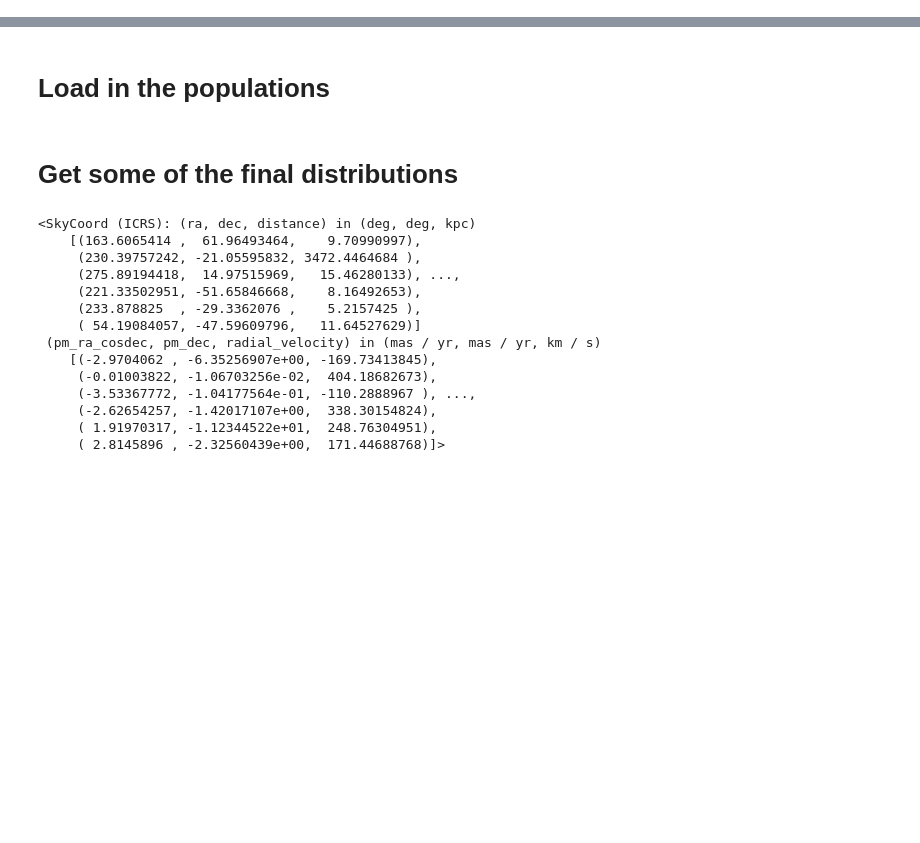
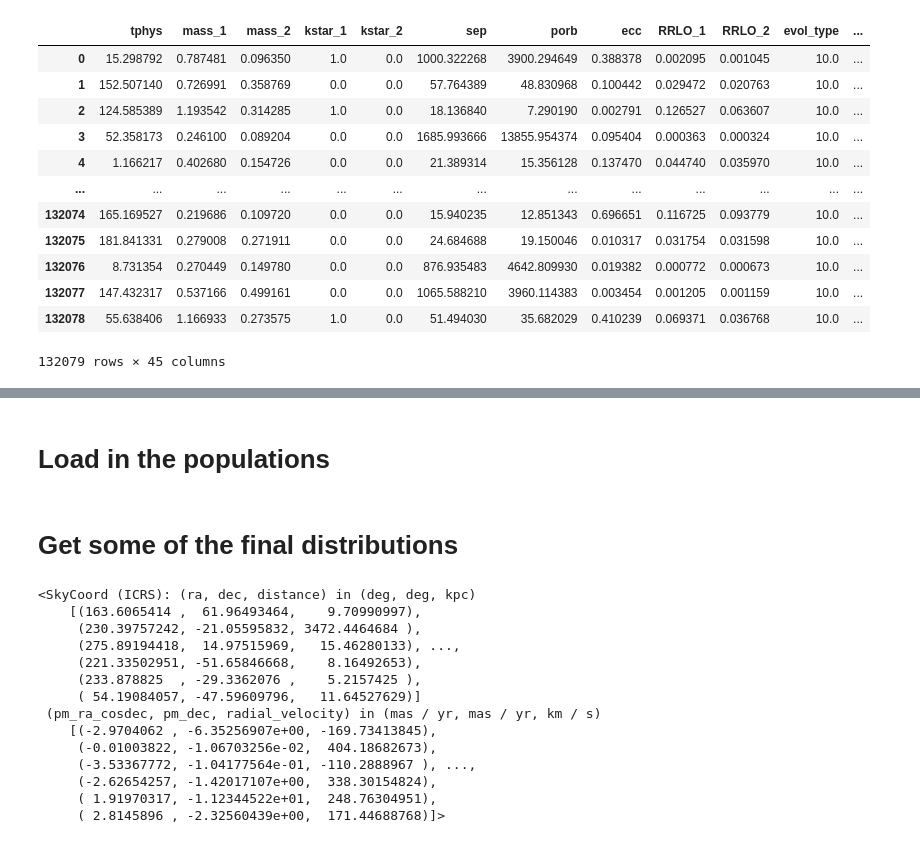
Before and after one commit to TomWagg/cogsworth, a Jupyter notebook: scratch.ipynb, the cells around one changed output, grey strips where cells are left out. Drawn from its saved outputs; the diff is of its cells as text; code cells hidden in the pictures; blank space fills up the shorter version.

```diff
--- a/scratch.ipynb
+++ b/scratch.ipynb
@@ -41,0 +65,2 @@ bc_grid = MISTBolometricCorrectionGrid(bands=['J', 'H', 'K', 'G', 'BP', 'RP'])
+# %%
+p._final_bpp = None
@@ -41,0 +124,4 @@ bc_grid = MISTBolometricCorrectionGrid(bands=['J', 'H', 'K', 'G', 'BP', 'RP'])
+# %%
+p._final_bpp = None
+p.final_bpp["metallicity"] = p.initC["metallicity"]
+p.final_bpp["metallicity"]
@@ -41,0 +146,19 @@ bc_grid = MISTBolometricCorrectionGrid(bands=['J', 'H', 'K', 'G', 'BP', 'RP'])
+# %%
+p._final_bpp = None
+p.final_bpp.insert(len(p.final_bpp.columns), "metallicity", p.initC["metallicity"].values)
+# %%
+p.final_bpp
+# %% [output]
+|  | tphys | mass_1 | mass_2 | kstar_1 | kstar_2 | sep | porb | ecc | RRLO_1 | RRLO_2 | evol_type | ... |
+| 0 | 15.298792 | 0.787481 | 0.096350 | 1.0 | 0.0 | 1000.322268 | 3900.294649 | 0.388378 | 0.002095 | 0.001045 | 10.0 | ... |
+| 1 | 152.507140 | 0.726991 | 0.358769 | 0.0 | 0.0 | 57.764389 | 48.830968 | 0.100442 | 0.029472 | 0.020763 | 10.0 | ... |
+| 2 | 124.585389 | 1.193542 | 0.314285 | 1.0 | 0.0 | 18.136840 | 7.290190 | 0.002791 | 0.126527 | 0.063607 | 10.0 | ... |
+| 3 | 52.358173 | 0.246100 | 0.089204 | 0.0 | 0.0 | 1685.993666 | 13855.954374 | 0.095404 | 0.000363 | 0.000324 | 10.0 | ... |
+| 4 | 1.166217 | 0.402680 | 0.154726 | 0.0 | 0.0 | 21.389314 | 15.356128 | 0.137470 | 0.044740 | 0.035970 | 10.0 | ... |
+| ... | ... | ... | ... | ... | ... | ... | ... | ... | ... | ... | ... | ... |
+| 132074 | 165.169527 | 0.219686 | 0.109720 | 0.0 | 0.0 | 15.940235 | 12.851343 | 0.696651 | 0.116725 | 0.093779 | 10.0 | ... |
+| 132075 | 181.841331 | 0.279008 | 0.271911 | 0.0 | 0.0 | 24.684688 | 19.150046 | 0.010317 | 0.031754 | 0.031598 | 10.0 | ... |
+| 132076 | 8.731354 | 0.270449 | 0.149780 | 0.0 | 0.0 | 876.935483 | 4642.809930 | 0.019382 | 0.000772 | 0.000673 | 10.0 | ... |
+| 132077 | 147.432317 | 0.537166 | 0.499161 | 0.0 | 0.0 | 1065.588210 | 3960.114383 | 0.003454 | 0.001205 | 0.001159 | 10.0 | ... |
+| 132078 | 55.638406 | 1.166933 | 0.273575 | 1.0 | 0.0 | 51.494030 | 35.682029 | 0.410239 | 0.069371 | 0.036768 | 10.0 | ... |
+132079 rows × 45 columns
```
Also changed, not shown: parts of 29 cells of this notebook, 2 other files.
